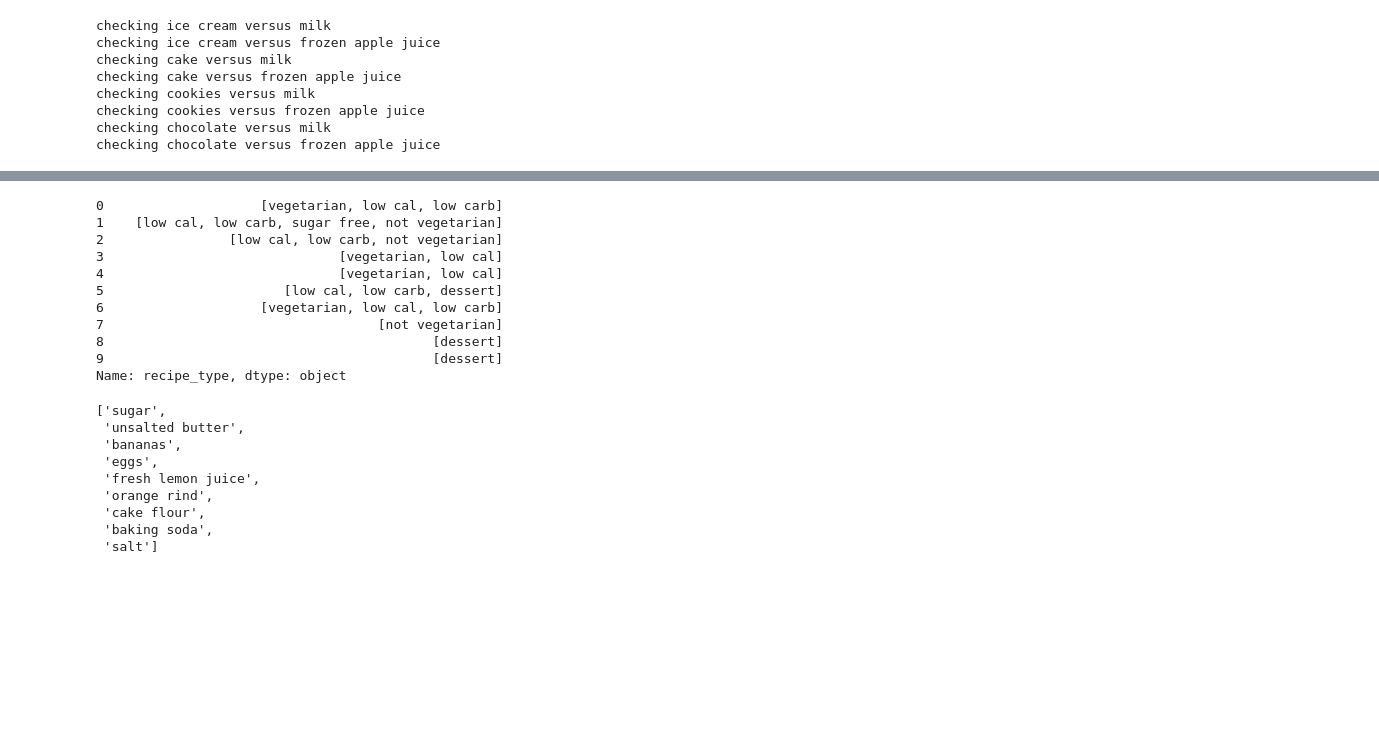
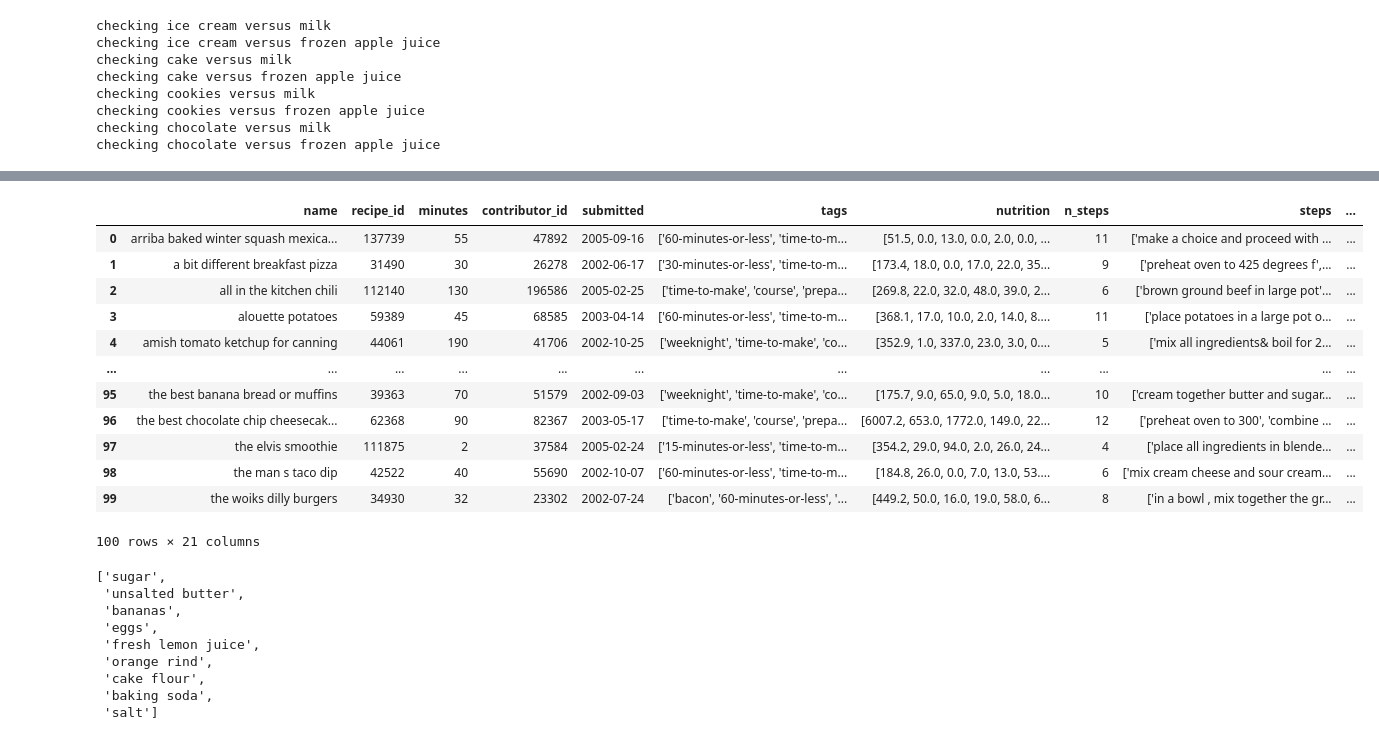
Before and after one commit to mboland23/Recipe-Recommender, a Jupyter notebook: meta_data_workbook_2.ipynb, the cells around one changed output, grey strips where cells are left out. Drawn from its saved outputs; the diff is of its cells as text; code cells hidden in the pictures; blank space fills up the shorter version.

```diff
--- a/meta_data_workbook_2.ipynb
+++ b/meta_data_workbook_2.ipynb
@@ -315,0 +245,2 @@ non_veg_ingredients
+# %%
+recipes_df["name_as_list"] = recipes_df["name"].str.split(" ")
@@ -315,0 +251,16 @@ non_veg_ingredients
+# %%
+recipe_name = ["the", "elvis", "smoothie"]
+beverage_types = ["smoothie", "drink", "milkshake", "cocktail", "mocktail", "spritz", "juice"]
+recipe_cat = []
+drink_tracker = False
+# %%
+for bev_type in beverage_types:
+    for word in recipe_name:
+        print("checking " + bev_type + " versus " + word)
+        if bev_type in word:
+            drink_tracker = True
+            recipe_cat.append("beverage")
+        if drink_tracker:
+            break
+    if drink_tracker:
+        break
@@ -341,22 +296,16 @@ def categorize(row):
     if row["sugar_pdv"] == 0:
         recipe_cat.append("sugar free")
 
-    for i in beverage_types:
-        if i in row["name"]:
-            drink_tracker = True
-            recipe_cat.append("beverage")
+    for bev_type in beverage_types:
+        for word in row["name_as_list"]:
+            if bev_type in word:
+                drink_tracker = True
+                recipe_cat.append("beverage")
+            if drink_tracker:
+                break
         if drink_tracker:
             break
 
-    #for i in beverage_names:
-        #for recipe_description in row["name"]:
-            #if i in beverage_names:
-                #drink_tracker = True
-                #recipe_cat.append("beverage")
-            #if drink_tracker:
-                #break
-        #if drink_tracker:
-            #break
 
     for ingredient in dessert_ingredients:
         for recipe_ingredient in row["ingredients"]:
@@ -389,17 +336,19 @@ TypeError: 'float' object is not iterable
 # %%
-recipes_df["recipe_type"].head(10)
+recipes_df.head(100)
 # %% [output]
+|  | name | recipe_id | minutes | contributor_id | submitted | tags | nutrition | n_steps | steps | ... |
+| 0 | arriba baked winter squash mexica... | 137739 | 55 | 47892 | 2005-09-16 | ['60-minutes-or-less', 'time-to-m... | [51.5, 0.0, 13.0, 0.0, 2.0, 0.0, ... | 11 | ['make a choice and proceed with ... | ... |
+| 1 | a bit different breakfast pizza | 31490 | 30 | 26278 | 2002-06-17 | ['30-minutes-or-less', 'time-to-m... | [173.4, 18.0, 0.0, 17.0, 22.0, 35... | 9 | ['preheat oven to 425 degrees f',... | ... |
+| 2 | all in the kitchen chili | 112140 | 130 | 196586 | 2005-02-25 | ['time-to-make', 'course', 'prepa... | [269.8, 22.0, 32.0, 48.0, 39.0, 2... | 6 | ['brown ground beef in large pot'... | ... |
+| 3 | alouette potatoes | 59389 | 45 | 68585 | 2003-04-14 | ['60-minutes-or-less', 'time-to-m... | [368.1, 17.0, 10.0, 2.0, 14.0, 8.... | 11 | ['place potatoes in a large pot o... | ... |
+| 4 | amish tomato ketchup for canning | 44061 | 190 | 41706 | 2002-10-25 | ['weeknight', 'time-to-make', 'co... | [352.9, 1.0, 337.0, 23.0, 3.0, 0.... | 5 | ['mix all ingredients& boil for 2... | ... |
+| ... | ... | ... | ... | ... | ... | ... | ... | ... | ... | ... |
+| 95 | the best banana bread or muffins | 39363 | 70 | 51579 | 2002-09-03 | ['weeknight', 'time-to-make', 'co... | [175.7, 9.0, 65.0, 9.0, 5.0, 18.0... | 10 | ['cream together butter and sugar... | ... |
+| 96 | the best chocolate chip cheesecak... | 62368 | 90 | 82367 | 2003-05-17 | ['time-to-make', 'course', 'prepa... | [6007.2, 653.0, 1772.0, 149.0, 22... | 12 | ['preheat oven to 300', 'combine ... | ... |
+| 97 | the elvis smoothie | 111875 | 2 | 37584 | 2005-02-24 | ['15-minutes-or-less', 'time-to-m... | [354.2, 29.0, 94.0, 2.0, 26.0, 24... | 4 | ['place all ingredients in blende... | ... |
+| 98 | the man s taco dip | 42522 | 40 | 55690 | 2002-10-07 | ['60-minutes-or-less', 'time-to-m... | [184.8, 26.0, 0.0, 7.0, 13.0, 53.... | 6 | ['mix cream cheese and sour cream... | ... |
+| 99 | the woiks dilly burgers | 34930 | 32 | 23302 | 2002-07-24 | ['bacon', '60-minutes-or-less', '... | [449.2, 50.0, 16.0, 19.0, 58.0, 6... | 8 | ['in a bowl , mix together the gr... | ... |
-0                    [vegetarian, low cal, low carb]
-1    [low cal, low carb, sugar free, not vegetarian]
-2                [low cal, low carb, not vegetarian]
-3                              [vegetarian, low cal]
-4                              [vegetarian, low cal]
-5                       [low cal, low carb, dessert]
-6                    [vegetarian, low cal, low carb]
-7                                   [not vegetarian]
-8                                          [dessert]
-9                                          [dessert]
-Name: recipe_type, dtype: object
+100 rows × 21 columns
 # %%
 recipes_df.iloc[9]
 # %% [output]
```
Also changed, not shown: parts of 16 cells of this notebook.
